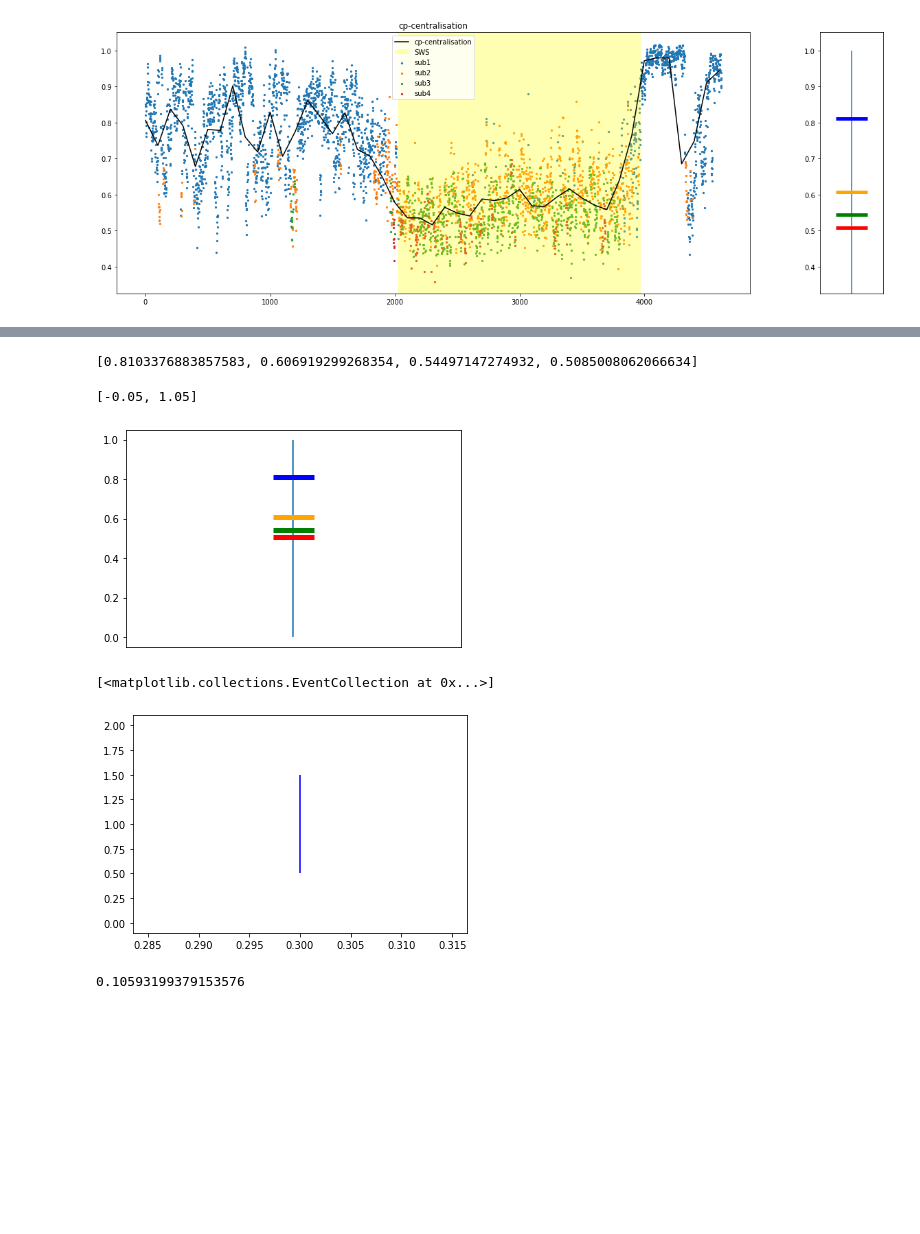
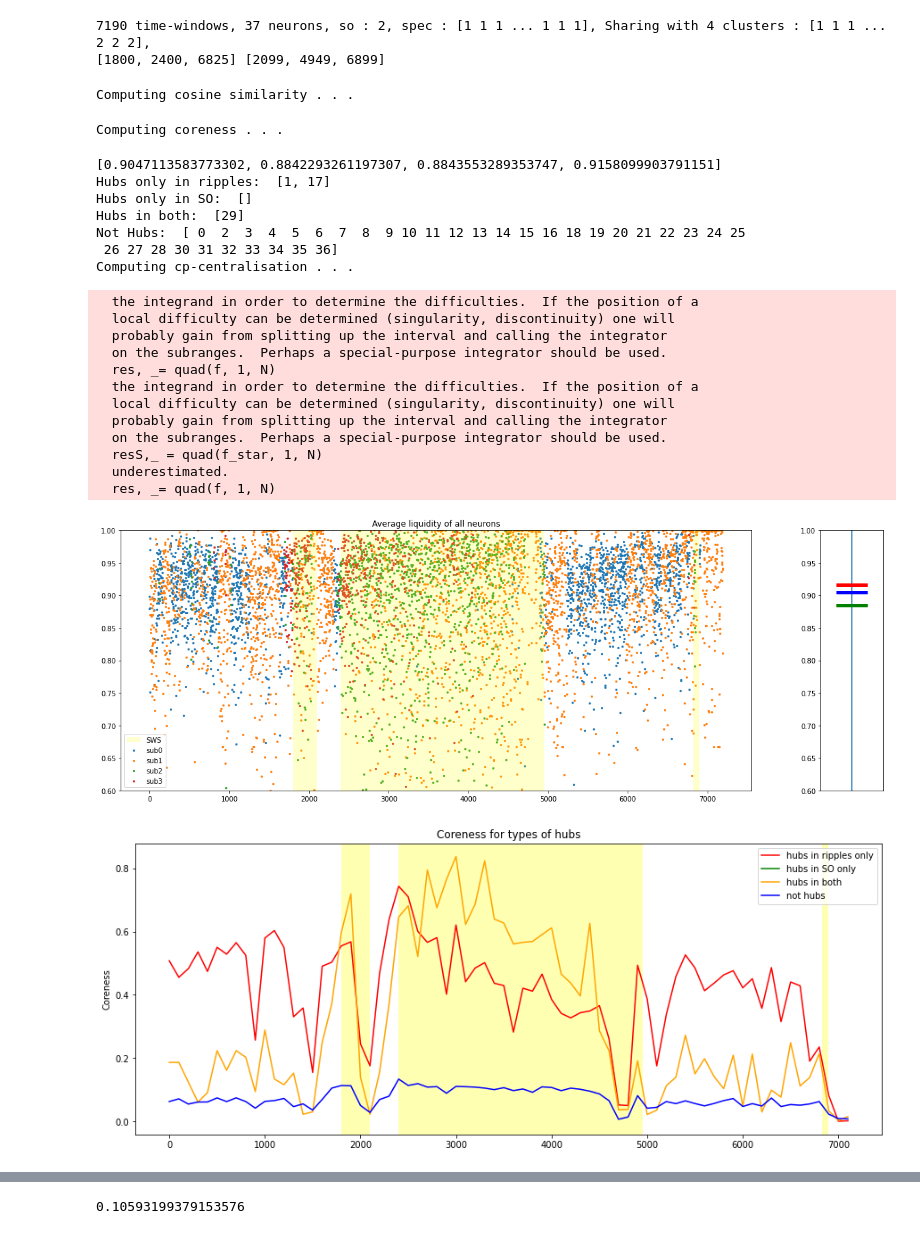
Before and after one commit to Benjamin-Wkd/Network-Graph-Analysis, a Jupyter notebook: load Matlab struct.ipynb, the cells around one changed output, grey strips where cells are left out. Saved outputs shown, nothing was run; the diff lists cells and outputs as text; code cells hidden in the pictures; blank space fills up the shorter version.

```diff
--- a/load Matlab struct.ipynb
+++ b/load Matlab struct.ipynb
@@ -476,23 +495,47 @@ def correlation_ripples(spec, so, RippleDensity_by_win, Sharing, CORE, C, select
     corr_core = signal.correlate(x, ycore)
     return corr_C0[0,1], corr_core0[0,1], corr_C, corr_core
 # %%
-# file = 3
-# nwin, N, theta, so, spec, Sharing, RippleDensity_by_win, flat_adj = load_from_matlab(file=file, k=2, weight=True)
-# starts, ends = delimitation_SO(spec,so)
-# print(starts,ends)
-# Adjs = dict_adj(N, flat_adj)
-# COS = cosine_similarity(Adjs)
-# CORE = coreness(Adjs)
-# idx = find(Sharing,lambda e:e==4) # idx where substates == 4
-# hubs_rip, hubs_SO, both, not_hubs = Get_Hubs( "HPC", file=file, F=4, St=3, Sh=4, selected_subsate=4)
-# # ____________________________ plots
-# fig = plot_liquidity(spec, so, COS, Sharing, neurons=[17], subs =[1,2,3,4])
-# fig = plot_coreness(file, spec, so, CORE, Sharing, neurons='all', subs =[1,2,3,4])
-# C = cp_centralisation(CORE, time2plot=1000)
+file = 4
+nwin, N, theta, so, spec, Sharing, RippleDensity_by_win, flat_adj = load_from_matlab(file=file, k=2, weight=True)
+starts, ends = delimitation_SO(spec,so)
+print(starts,ends)
+Adjs = dict_adj(N, flat_adj)
+COS = cosine_similarity(Adjs)
+CORE = coreness(Adjs)
+idx = find(Sharing,lambda e:e==4) # idx where substates == 4
+hubs_rip, hubs_SO, both, not_hubs = Get_Hubs( "HPC", file=file, F=4, St=3, Sh=4, selected_subsate=3)
+# ____________________________ plots
+fig = plot_liquidity(spec, so, COS, Sharing, neurons='all', subs =[1,2,3,4], show_curve = False)
+fig = plot_coreness(file, spec, so, CORE, Sharing, selected_hub_substate=3, neurons='all', subs =[1,2,3,4])
+C = cp_centralisation(CORE, time2plot=1000)
 fig = plot_centralisation(spec, so, C, Sharing, subs=[1,2,3,4])
 plt.show()
 # ____________________________ Compute correlation
 # corr_C0, corr_core0, corr_C, corr_core = correlation_ripples(spec, so, RippleDensity_by_win, Sharing, CORE, C, selected_neurons=hubs_rip)
 # # print(corr_C0, corr_core0, corr_C, corr_core)
 # %% [output]
+7190 time-windows, 37 neurons, so : 2, spec : [1 1 1 ... 1 1 1], Sharing with 4 clusters : [1 1 1 ... 2 2 2],
+[1800, 2400, 6825] [2099, 4949, 6899]
+Computing cosine similarity . . .
+Computing coreness . . .
+[0.9047113583773302, 0.8842293261197307, 0.8843553289353747, 0.9158099903791151]
+Hubs only in ripples:  [1, 17]
+Hubs only in SO:  []
+Hubs in both:  [29]
+Not Hubs:  [ 0  2  3  4  5  6  7  8  9 10 11 12 13 14 15 16 18 19 20 21 22 23 24 25
+ 26 27 28 30 31 32 33 34 35 36]
+Computing cp-centralisation . . .
+  the integrand in order to determine the difficulties.  If the position of a
+  local difficulty can be determined (singularity, discontinuity) one will
+  probably gain from splitting up the interval and calling the integrator
+  on the subranges.  Perhaps a special-purpose integrator should be used.
+  res, _= quad(f, 1, N)
+  the integrand in order to determine the difficulties.  If the position of a
+  local difficulty can be determined (singularity, discontinuity) one will
+  probably gain from splitting up the interval and calling the integrator
+  on the subranges.  Perhaps a special-purpose integrator should be used.
+  resS,_ = quad(f_star, 1, N)
+  underestimated.
+  res, _= quad(f, 1, N)
-[figure, old version]
+[figure, new version]
+[figure, added]
@@ -499,29 +543,3 @@ plt.show()
-# %%
-C = np.array(C)
-project_C = []
-colors = ['blue', 'orange', 'green', 'red']
-
-plt.figure()
-plt.vlines(1,0,1)  # Draw a horizontal line
-for sub in [1,2,3,4]:
-  project_C.append(np.mean(C[Sharing==sub]))
-  plt.eventplot([project_C[sub-1]], orientation='vertical', colors=colors[sub-1],  linelengths=.1, linewidths=5)
-project_C
-
-ax = plt.gca()
-ax.get_xaxis().set_visible(False)
-ax.set_xlim([0.6,1.4])
-print(project_C)
-list(ax.get_ylim())
-# %% [output]
-[0.8103376883857583, 0.606919299268354, 0.54497147274932, 0.5085008062066634]
-[-0.05, 1.05]
-[figure, removed]
-# %%
-  plt.eventplot([0.3], orientation='horizontal', colors='b')
-# %% [output]
-[<matplotlib.collections.EventCollection at 0x...>]
-[figure, removed]
 # %%
 from sklearn.neighbors import KernelDensity
 import numpy as np
```
Also changed, not shown: parts of 7 cells of this notebook.
